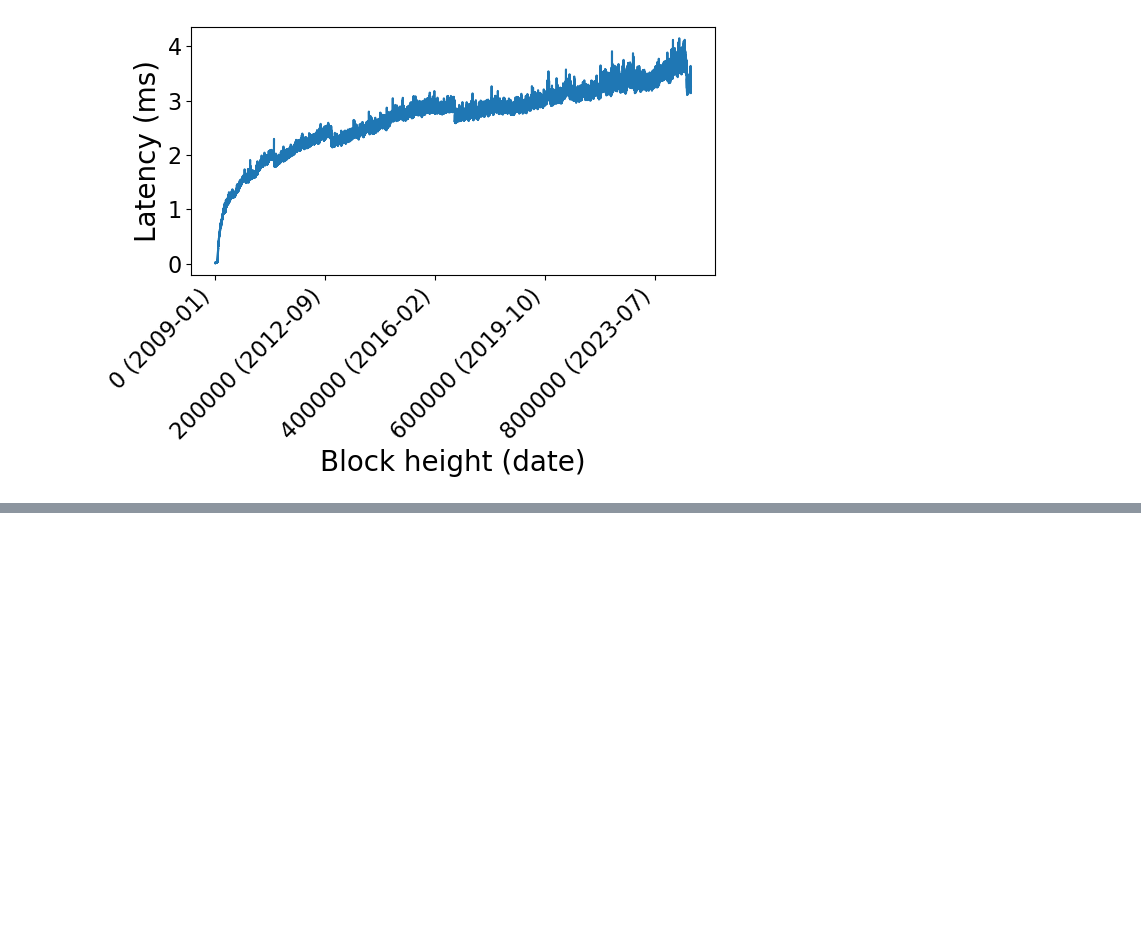
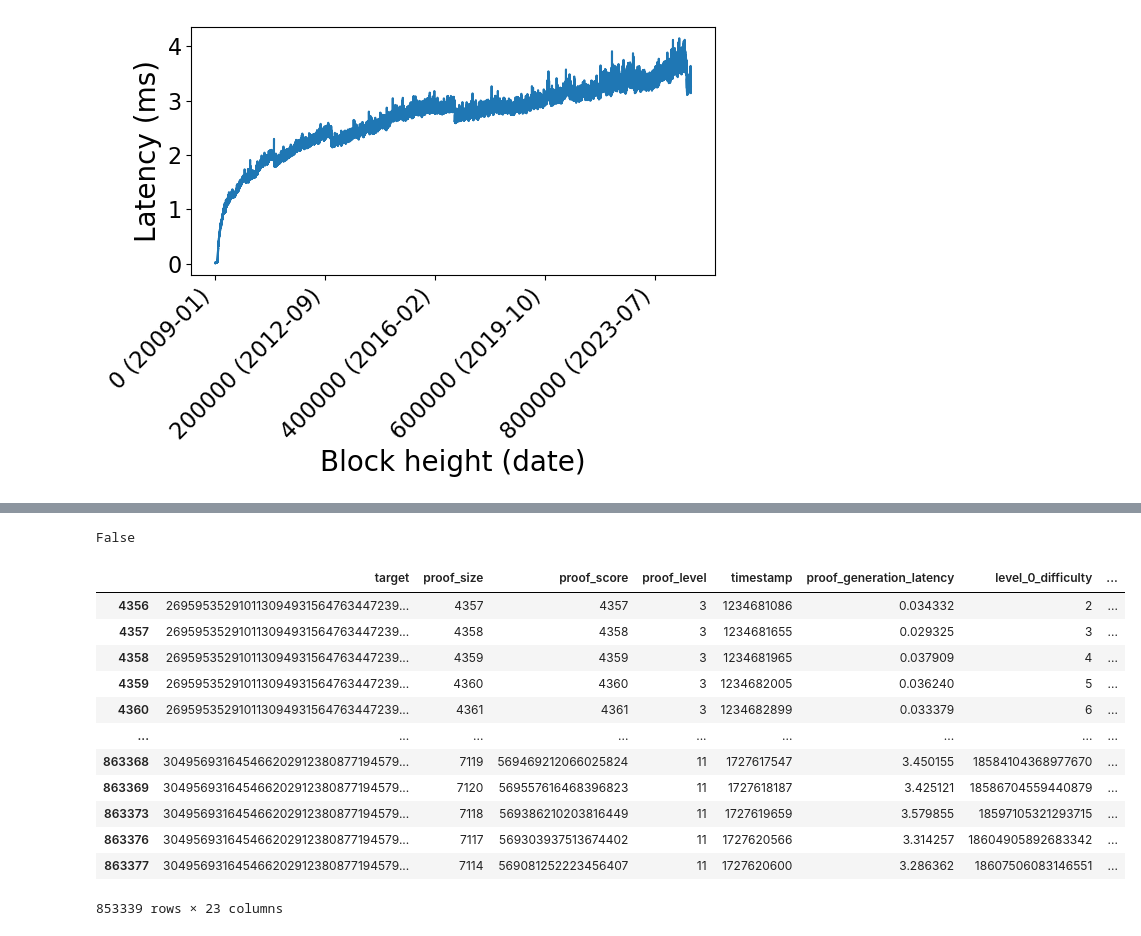
Before and after one commit to loicmiller/variable-mls, a Jupyter notebook: analysis/plots.ipynb, the cells around one changed output, grey strips where cells are left out. Saved outputs shown, nothing was run; the diff lists cells and outputs as text; code cells hidden in the pictures; blank space fills up the shorter version.

```diff
--- a/analysis/plots.ipynb
+++ b/analysis/plots.ipynb
@@ -521,0 +547,21 @@ plt.show()
+# %%
+df['theoretical_leq_actual'].all()
+# %% [output]
+False
+# %%
+failing_rows = df[~df['theoretical_leq_actual']]
+failing_rows
+# %% [output]
+|  | target | proof_size | proof_score | proof_level | timestamp | proof_generation_latency | level_0_difficulty | ... |
+| 4356 | 269595352910113094931564763447239... | 4357 | 4357 | 3 | 1234681086 | 0.034332 | 2 | ... |
+| 4357 | 269595352910113094931564763447239... | 4358 | 4358 | 3 | 1234681655 | 0.029325 | 3 | ... |
+| 4358 | 269595352910113094931564763447239... | 4359 | 4359 | 3 | 1234681965 | 0.037909 | 4 | ... |
+| 4359 | 269595352910113094931564763447239... | 4360 | 4360 | 3 | 1234682005 | 0.036240 | 5 | ... |
+| 4360 | 269595352910113094931564763447239... | 4361 | 4361 | 3 | 1234682899 | 0.033379 | 6 | ... |
+| ... | ... | ... | ... | ... | ... | ... | ... | ... |
+| 863368 | 304956931645466202912380877194579... | 7119 | 569469212066025824 | 11 | 1727617547 | 3.450155 | 18584104368977670 | ... |
+| 863369 | 304956931645466202912380877194579... | 7120 | 569557616468396823 | 11 | 1727618187 | 3.425121 | 18586704559440879 | ... |
+| 863373 | 304956931645466202912380877194579... | 7118 | 569386210203816449 | 11 | 1727619659 | 3.579855 | 18597105321293715 | ... |
+| 863376 | 304956931645466202912380877194579... | 7117 | 569303937513674402 | 11 | 1727620566 | 3.314257 | 18604905892683342 | ... |
+| 863377 | 304956931645466202912380877194579... | 7114 | 569081252223456407 | 11 | 1727620600 | 3.286362 | 18607506083146551 | ... |
+853339 rows × 23 columns
```
Also changed, not shown: parts of 8 cells of this notebook, 1 other file.
